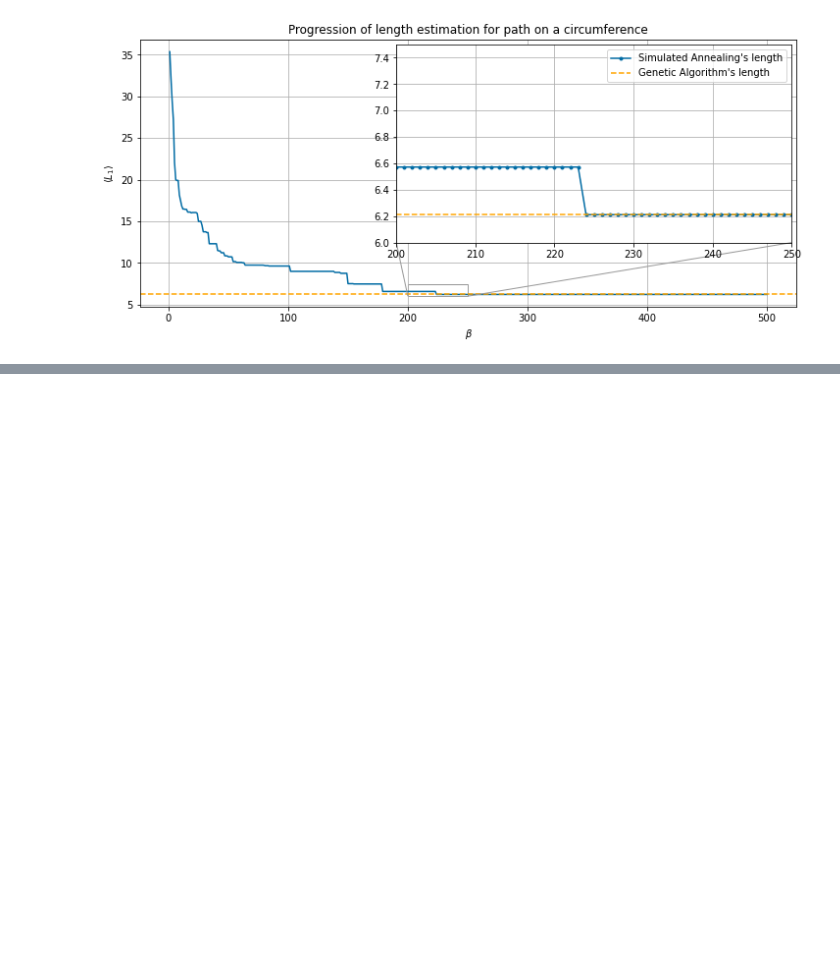
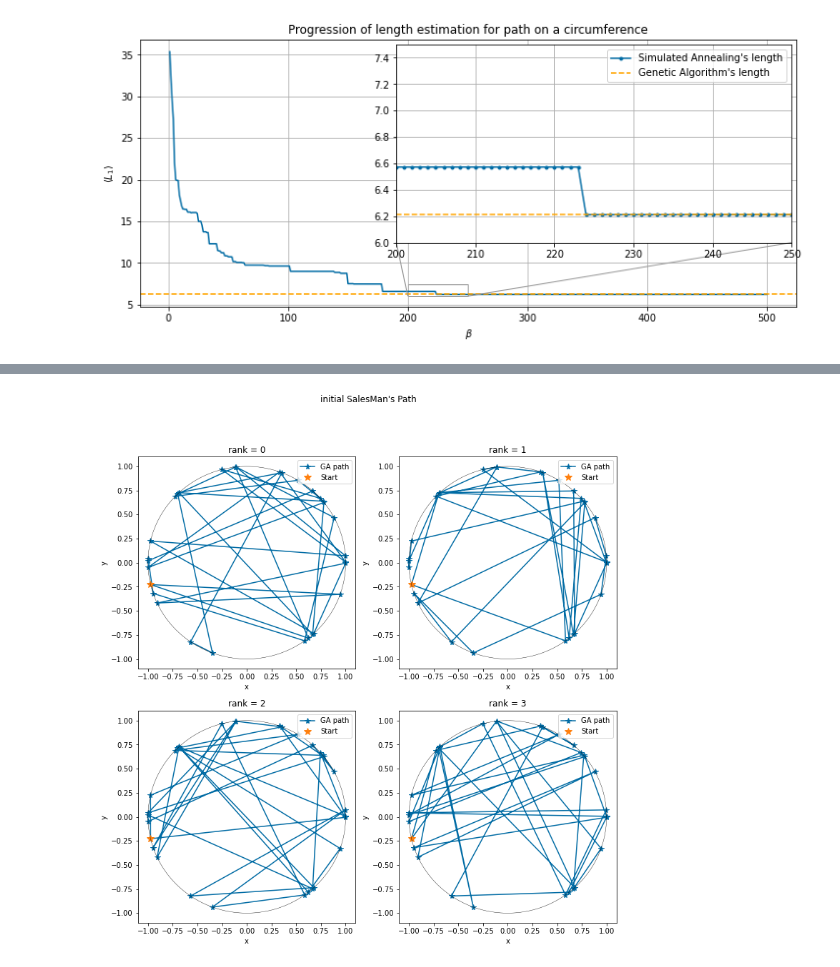
Before and after one commit to pyros-cyber/lsn, a Jupyter notebook: exercise10/exercise10.ipynb, the cells around one changed output, grey strips where cells are left out. Drawn from its saved outputs; the diff is of its cells as text; code cells hidden in the pictures; blank space fills up the shorter version.

```diff
--- a/exercise10/exercise10.ipynb
+++ b/exercise10/exercise10.ipynb
@@ -158,0 +221,4 @@ Our model falls into the **Single Program Multiple Data (SPMD)** model, where th
+# %%
+paraplots('initial', 'circumference')
+# %% [output]
+[figure, added]
```
Also changed, not shown: parts of 9 cells of this notebook.
